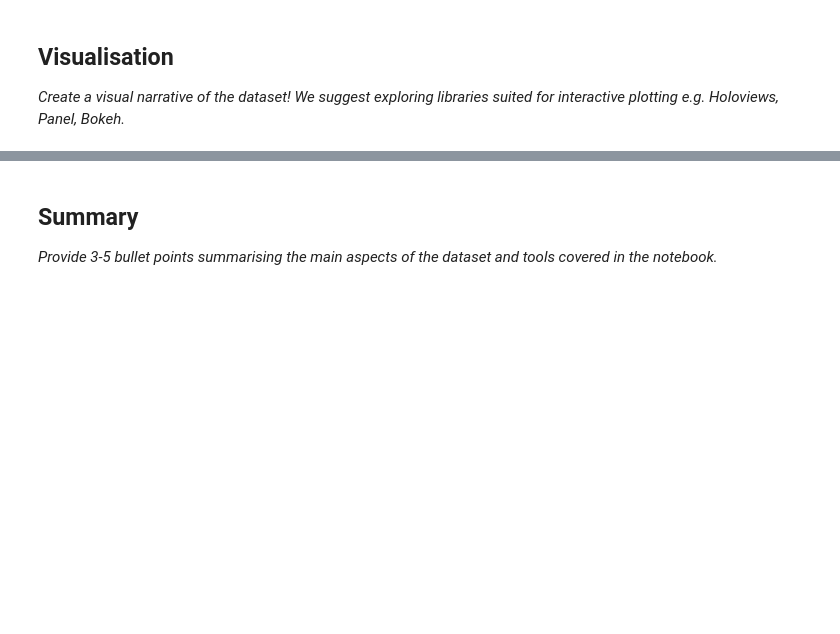
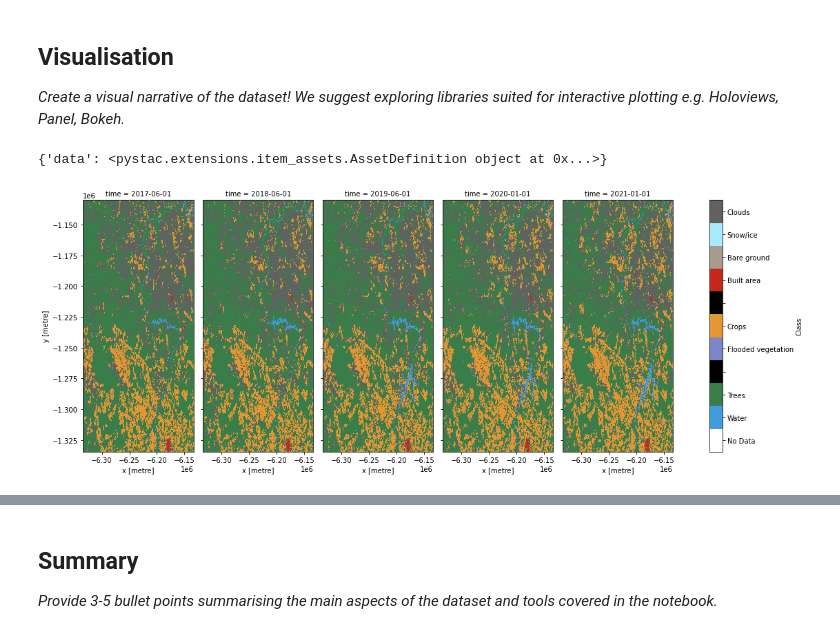
Before and after one commit to eds-book-gallery/b128b282-dee7-44a7-bc21-f1fd21452a83, a Jupyter notebook: general-exploration-landcover.ipynb, the cells around one changed output, grey strips where cells are left out. Saved outputs shown, nothing was run; the diff lists cells and outputs as text; code cells hidden in the pictures; blank space fills up the shorter version.

```diff
--- a/general-exploration-landcover.ipynb
+++ b/general-exploration-landcover.ipynb
@@ -235,3 +260,47 @@ p.cbar.set_label("Class")
 # %% [markdown]
 ## Visualisation
 *Create a visual narrative of the dataset! We suggest exploring libraries suited for interactive plotting e.g. Holoviews, Panel, Bokeh.*
+# %%
+#class names and IDs are held in an 'asset' of the collection
+collection = catalog.get_collection("io-lulc-9-class")
+ia = ItemAssetsExtension.ext(collection)
+
+print(ia.item_assets)
+
+iaa = ia.item_assets["data"]
+
+#print(iaa.properties)
+
+#get the names of the land cover classes with their ID in the raster (as a dictionary, name:ID)
+class_names = {iaa["summary"]: iaa["values"][0] for iaa in iaa.properties["file:values"]}
+
+#flip the keys:values in the dictionary (to create ID:name)
+values_to_classes = {v: k for k, v in class_names.items()}
+
+class_count = len(class_names)
+
+with rio.open(items[0].assets["data"].href) as src:
+    colormap_def = src.colormap(1)  # get metadata colormap for band 1
+    colormap = [
+        np.array(colormap_def[i]) / 255 for i in range(max(class_names.values()))
+    ]  # transform to matplotlib color format
+
+cmap = ListedColormap(colormap)
+
+vmin = 0
+vmax = max(class_names.values())
+
+p = lc100.data.plot(
+    col="time",
+    cmap=cmap,
+    vmin=vmin,
+    vmax=vmax,
+    figsize=(16, 6),
+)
+ticks = np.linspace(0.5, 10.5, 11)
+labels = [values_to_classes.get(i, "") for i in range(cmap.N)]
+p.cbar.set_ticks(ticks, labels=labels)
+p.cbar.set_label("Class")
+# %% [output]
+{'data': <pystac.extensions.item_assets.AssetDefinition object at 0x...>}
+[figure, added]
```
Also changed, not shown: parts of 27 cells of this notebook, 1 other file.
